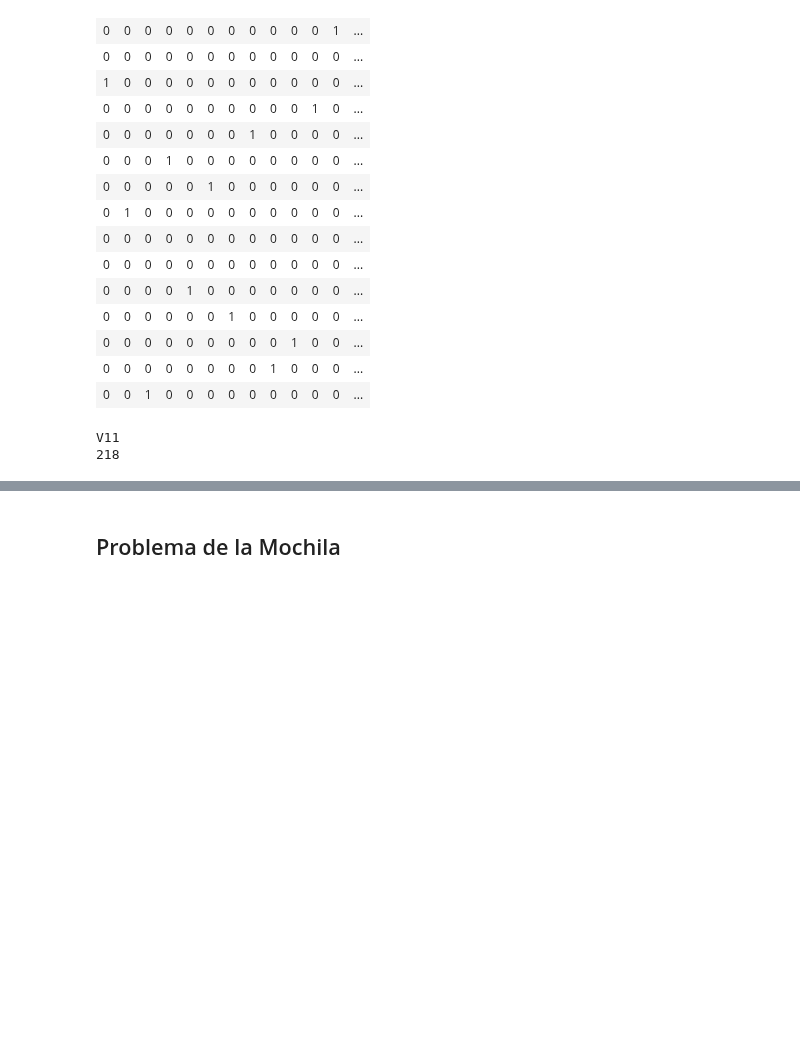
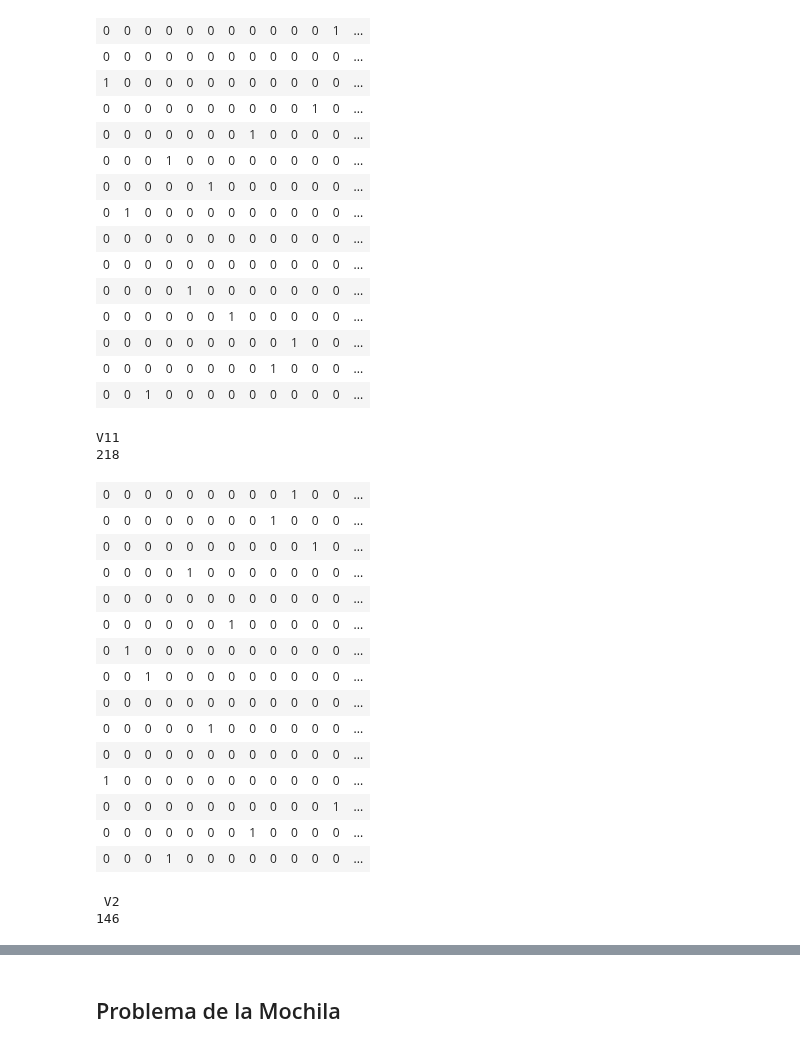
Before and after one commit to garciparedes/integer-programming-heuristics, a Jupyter notebook: integer-programming-heuristics.ipynb, the cells around one changed output, grey strips where cells are left out. Cells and saved outputs as stored; diff of their text form; code cells hidden in the pictures; blank space fills up the shorter version.

```diff
--- a/integer-programming-heuristics.ipynb
+++ b/integer-programming-heuristics.ipynb
@@ -194,3 +231,28 @@ a$objval
 | 0 | 0 | 1 | 0 | 0 | 0 | 0 | 0 | 0 | 0 | 0 | 0 | ... |
 V11
 218
+# %%
+a <- AssignmentGreedy(as.matrix(matriz.15x15.2))
+matrix(a$solution,
+       nrow = dim(matriz.15x15.2)[1],
+       ncol = dim(matriz.15x15.2)[2],
+       byrow = TRUE)
+a$objval
+# %% [output]
+| 0 | 0 | 0 | 0 | 0 | 0 | 0 | 0 | 0 | 1 | 0 | 0 | ... |
+| 0 | 0 | 0 | 0 | 0 | 0 | 0 | 0 | 1 | 0 | 0 | 0 | ... |
+| 0 | 0 | 0 | 0 | 0 | 0 | 0 | 0 | 0 | 0 | 1 | 0 | ... |
+| 0 | 0 | 0 | 0 | 1 | 0 | 0 | 0 | 0 | 0 | 0 | 0 | ... |
+| 0 | 0 | 0 | 0 | 0 | 0 | 0 | 0 | 0 | 0 | 0 | 0 | ... |
+| 0 | 0 | 0 | 0 | 0 | 0 | 1 | 0 | 0 | 0 | 0 | 0 | ... |
+| 0 | 1 | 0 | 0 | 0 | 0 | 0 | 0 | 0 | 0 | 0 | 0 | ... |
+| 0 | 0 | 1 | 0 | 0 | 0 | 0 | 0 | 0 | 0 | 0 | 0 | ... |
+| 0 | 0 | 0 | 0 | 0 | 0 | 0 | 0 | 0 | 0 | 0 | 0 | ... |
+| 0 | 0 | 0 | 0 | 0 | 1 | 0 | 0 | 0 | 0 | 0 | 0 | ... |
+| 0 | 0 | 0 | 0 | 0 | 0 | 0 | 0 | 0 | 0 | 0 | 0 | ... |
+| 1 | 0 | 0 | 0 | 0 | 0 | 0 | 0 | 0 | 0 | 0 | 0 | ... |
+| 0 | 0 | 0 | 0 | 0 | 0 | 0 | 0 | 0 | 0 | 0 | 1 | ... |
+| 0 | 0 | 0 | 0 | 0 | 0 | 0 | 1 | 0 | 0 | 0 | 0 | ... |
+| 0 | 0 | 0 | 1 | 0 | 0 | 0 | 0 | 0 | 0 | 0 | 0 | ... |
+ V2
+146
```
Also changed, not shown: parts of 15 cells of this notebook, 1 other file.
